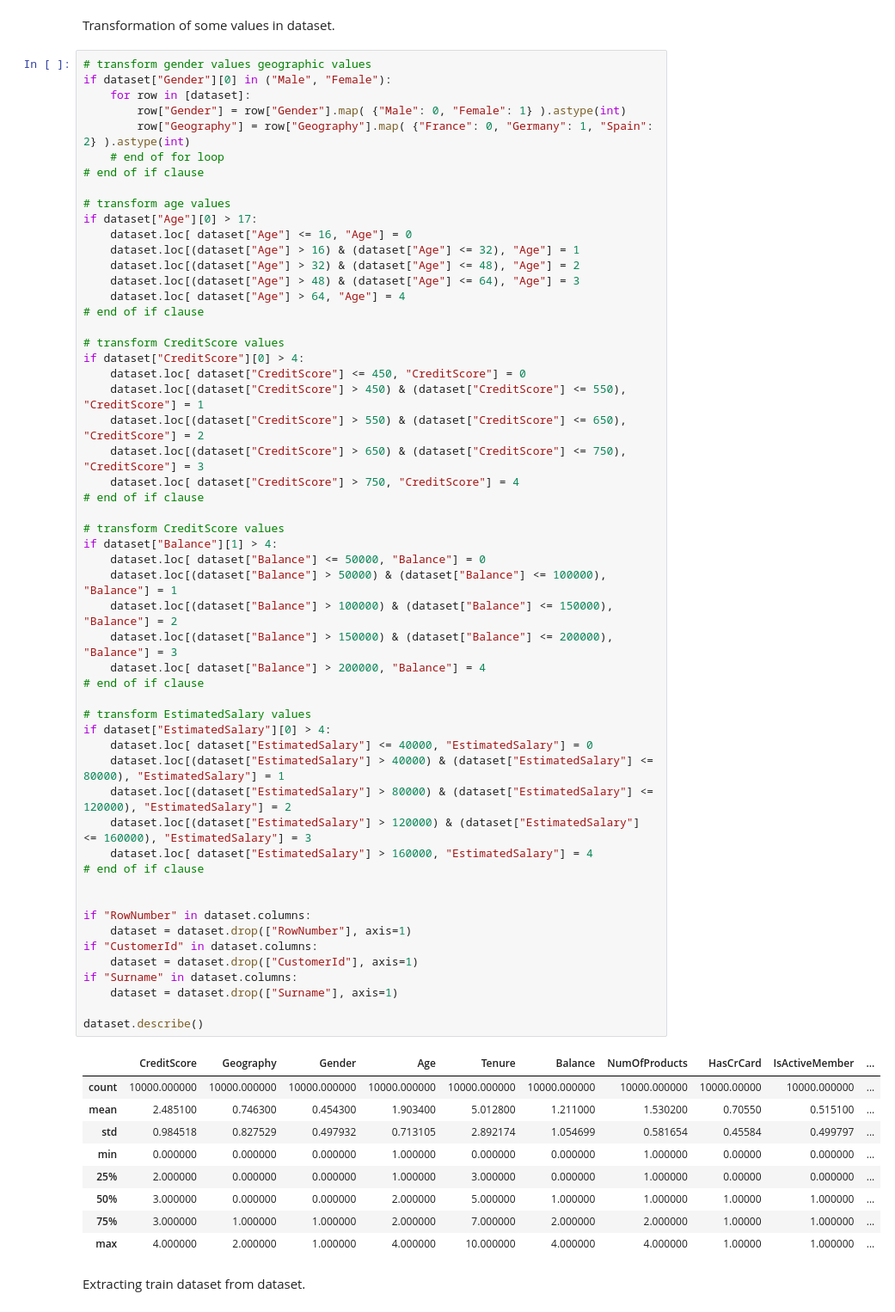
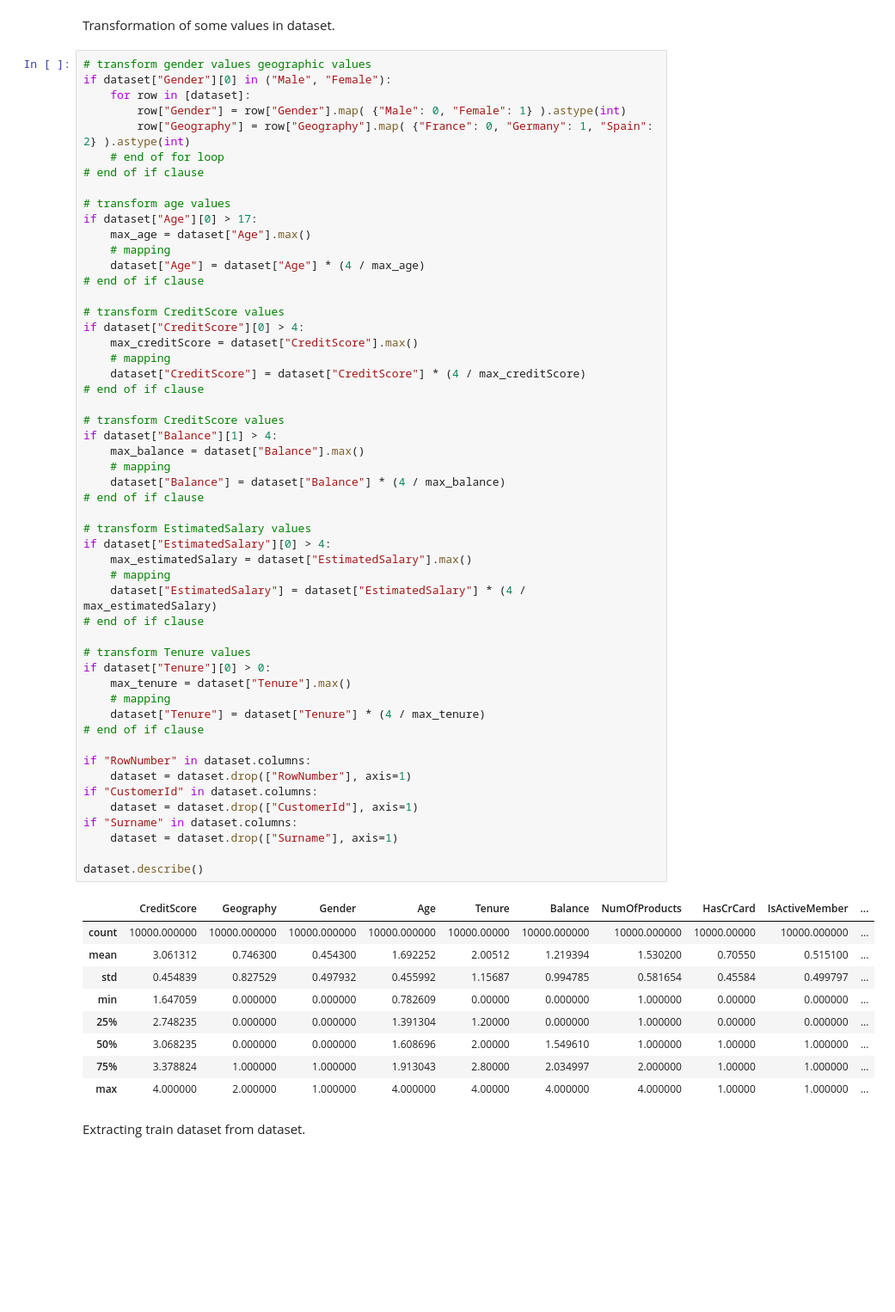
Before and after one commit to taneresme/ml.churnModelling, a Jupyter notebook: Churn_Modelling.ipynb, the cells around one changed output. Shown: that part at 86% size. Drawn from its saved outputs; the diff is of its cells as text; blank space fills up the shorter version.

```diff
--- a/Churn_Modelling.ipynb
+++ b/Churn_Modelling.ipynb
@@ -38,61 +38,59 @@ if dataset["Gender"][0] in ("Male", "Female"):
     # end of for loop
 # end of if clause
 
 # transform age values
 if dataset["Age"][0] > 17:
-    dataset.loc[ dataset["Age"] <= 16, "Age"] = 0
-    dataset.loc[(dataset["Age"] > 16) & (dataset["Age"] <= 32), "Age"] = 1
-    dataset.loc[(dataset["Age"] > 32) & (dataset["Age"] <= 48), "Age"] = 2
-    dataset.loc[(dataset["Age"] > 48) & (dataset["Age"] <= 64), "Age"] = 3
-    dataset.loc[ dataset["Age"] > 64, "Age"] = 4
+    max_age = dataset["Age"].max()
+    # mapping
+    dataset["Age"] = dataset["Age"] * (4 / max_age)
 # end of if clause
 
 # transform CreditScore values
 if dataset["CreditScore"][0] > 4:
-    dataset.loc[ dataset["CreditScore"] <= 450, "CreditScore"] = 0
-    dataset.loc[(dataset["CreditScore"] > 450) & (dataset["CreditScore"] <= 550), "CreditScore"] = 1
-    dataset.loc[(dataset["CreditScore"] > 550) & (dataset["CreditScore"] <= 650), "CreditScore"] = 2
-    dataset.loc[(dataset["CreditScore"] > 650) & (dataset["CreditScore"] <= 750), "CreditScore"] = 3
-    dataset.loc[ dataset["CreditScore"] > 750, "CreditScore"] = 4
+    max_creditScore = dataset["CreditScore"].max()
+    # mapping
+    dataset["CreditScore"] = dataset["CreditScore"] * (4 / max_creditScore)
 # end of if clause
 
 # transform CreditScore values
 if dataset["Balance"][1] > 4:
-    dataset.loc[ dataset["Balance"] <= 50000, "Balance"] = 0
-    dataset.loc[(dataset["Balance"] > 50000) & (dataset["Balance"] <= 100000), "Balance"] = 1
-    dataset.loc[(dataset["Balance"] > 100000) & (dataset["Balance"] <= 150000), "Balance"] = 2
-    dataset.loc[(dataset["Balance"] > 150000) & (dataset["Balance"] <= 200000), "Balance"] = 3
-    dataset.loc[ dataset["Balance"] > 200000, "Balance"] = 4
+    max_balance = dataset["Balance"].max()
+    # mapping
+    dataset["Balance"] = dataset["Balance"] * (4 / max_balance)
 # end of if clause
 
 # transform EstimatedSalary values
 if dataset["EstimatedSalary"][0] > 4:
-    dataset.loc[ dataset["EstimatedSalary"] <= 40000, "EstimatedSalary"] = 0
-    dataset.loc[(dataset["EstimatedSalary"] > 40000) & (dataset["EstimatedSalary"] <= 80000), "EstimatedSalary"] = 1
-    dataset.loc[(dataset["EstimatedSalary"] > 80000) & (dataset["EstimatedSalary"] <= 120000), "EstimatedSalary"] = 2
-    dataset.loc[(dataset["EstimatedSalary"] > 120000) & (dataset["EstimatedSalary"] <= 160000), "EstimatedSalary"] = 3
-    dataset.loc[ dataset["EstimatedSalary"] > 160000, "EstimatedSalary"] = 4
+    max_estimatedSalary = dataset["EstimatedSalary"].max()
+    # mapping
+    dataset["EstimatedSalary"] = dataset["EstimatedSalary"] * (4 / max_estimatedSalary)
 # end of if clause
 
+# transform Tenure values
+if dataset["Tenure"][0] > 0:
+    max_tenure = dataset["Tenure"].max()
+    # mapping
+    dataset["Tenure"] = dataset["Tenure"] * (4 / max_tenure)
+# end of if clause
 
 if "RowNumber" in dataset.columns:
     dataset = dataset.drop(["RowNumber"], axis=1)
 if "CustomerId" in dataset.columns:
     dataset = dataset.drop(["CustomerId"], axis=1)
 if "Surname" in dataset.columns:
     dataset = dataset.drop(["Surname"], axis=1)
 
 dataset.describe()
 # %% [output]
 |  | CreditScore | Geography | Gender | Age | Tenure | Balance | NumOfProducts | HasCrCard | IsActiveMember | ... |
-| count | 10000.000000 | 10000.000000 | 10000.000000 | 10000.000000 | 10000.000000 | 10000.000000 | 10000.000000 | 10000.00000 | 10000.000000 | ... |
-| mean | 2.485100 | 0.746300 | 0.454300 | 1.903400 | 5.012800 | 1.211000 | 1.530200 | 0.70550 | 0.515100 | ... |
-| std | 0.984518 | 0.827529 | 0.497932 | 0.713105 | 2.892174 | 1.054699 | 0.581654 | 0.45584 | 0.499797 | ... |
-| min | 0.000000 | 0.000000 | 0.000000 | 1.000000 | 0.000000 | 0.000000 | 1.000000 | 0.00000 | 0.000000 | ... |
-| 25% | 2.000000 | 0.000000 | 0.000000 | 1.000000 | 3.000000 | 0.000000 | 1.000000 | 0.00000 | 0.000000 | ... |
-| 50% | 3.000000 | 0.000000 | 0.000000 | 2.000000 | 5.000000 | 1.000000 | 1.000000 | 1.00000 | 1.000000 | ... |
-| 75% | 3.000000 | 1.000000 | 1.000000 | 2.000000 | 7.000000 | 2.000000 | 2.000000 | 1.00000 | 1.000000 | ... |
-| max | 4.000000 | 2.000000 | 1.000000 | 4.000000 | 10.000000 | 4.000000 | 4.000000 | 1.00000 | 1.000000 | ... |
+| count | 10000.000000 | 10000.000000 | 10000.000000 | 10000.000000 | 10000.00000 | 10000.000000 | 10000.000000 | 10000.00000 | 10000.000000 | ... |
+| mean | 3.061312 | 0.746300 | 0.454300 | 1.692252 | 2.00512 | 1.219394 | 1.530200 | 0.70550 | 0.515100 | ... |
+| std | 0.454839 | 0.827529 | 0.497932 | 0.455992 | 1.15687 | 0.994785 | 0.581654 | 0.45584 | 0.499797 | ... |
+| min | 1.647059 | 0.000000 | 0.000000 | 0.782609 | 0.00000 | 0.000000 | 1.000000 | 0.00000 | 0.000000 | ... |
+| 25% | 2.748235 | 0.000000 | 0.000000 | 1.391304 | 1.20000 | 0.000000 | 1.000000 | 0.00000 | 0.000000 | ... |
+| 50% | 3.068235 | 0.000000 | 0.000000 | 1.608696 | 2.00000 | 1.549610 | 1.000000 | 1.00000 | 1.000000 | ... |
+| 75% | 3.378824 | 1.000000 | 1.000000 | 1.913043 | 2.80000 | 2.034997 | 2.000000 | 1.00000 | 1.000000 | ... |
+| max | 4.000000 | 2.000000 | 1.000000 | 4.000000 | 4.00000 | 4.000000 | 4.000000 | 1.00000 | 1.000000 | ... |
 # %% [markdown]
 Extracting train dataset from dataset.
 # %%
```
Also changed, not shown: parts of 12 cells of this notebook.
